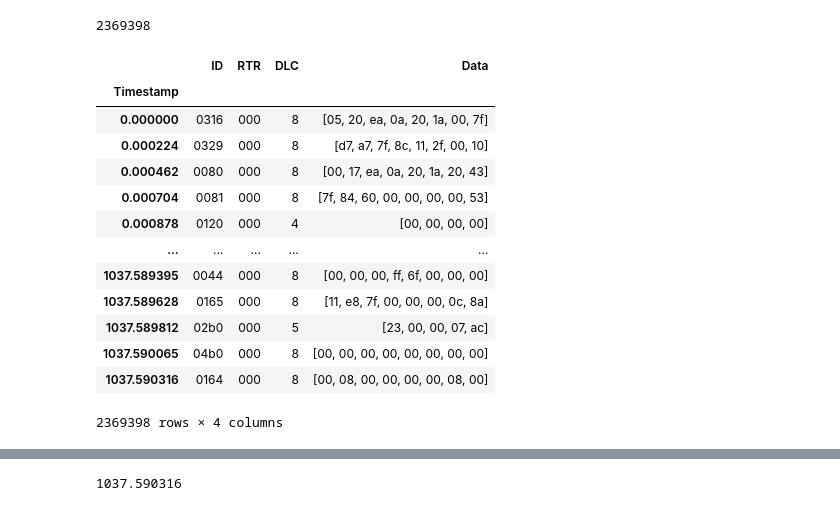
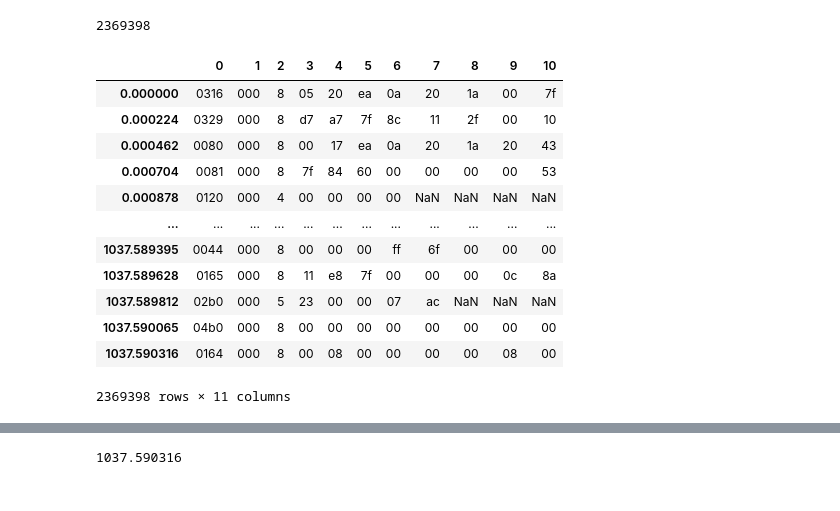
Before and after one commit to mehrotrasan16/CS581-CAN-DO-Project, a Jupyter notebook: code/Data_Preparation.ipynb, the cells around one changed output, grey strips where cells are left out. Saved outputs shown, nothing was run; the diff lists cells and outputs as text; code cells hidden in the pictures.

```diff
--- a/code/Data_Preparation.ipynb
+++ b/code/Data_Preparation.ipynb
@@ -65,15 +72,16 @@ count
 # %%
 dfdict = {}
 # %%
+#formatting data set
 with open('/content/drive/My Drive/Colab Notebooks/CS581-TestResults/project-data/DoS_attack_dataset.txt','r') as file:
     for line in file.readlines():
         line = line.split()
         line.remove('Timestamp:')
         line.remove('ID:')
         line.remove('DLC:')
-        if len(line) > 4:
-            line[4] = line[4:]
-            line = line[:5]
+        # if len(line) > 4:
+        #     line[4] = "".join(line[4:]) #line[4:] #int(''.join(line[4:]),base=16)
+        #     line = line[:5]
         dfdict[float(line[0])] = line[1:]
         # print(line)
 # %% [markdown]
@@ -158,14 +268,15 @@ count
 # %%
 dfdict2 = {}
 # %%
+#remove the old format and put into dictionary
 with open('/content/drive/My Drive/Colab Notebooks/CS581-TestResults/project-data/Fuzzy_attack_dataset.txt','r') as file:
     for line in file.readlines():
         line = line.split()
         line.remove('Timestamp:')
         line.remove('ID:')
         line.remove('DLC:')
-        if len(line) > 4:
-            line[4] = line[4:]
-            line = line[:5]
+        # if len(line) > 4:
+        #     line[4] = line[4:]
+        #     line = line[:5]
         dfdict2[float(line[0])] = line[1:]
         # print(line)
@@ -235,29 +431,26 @@ with open('/content/drive/My Drive/Colab Notebooks/CS581-TestResults/project-dat
         line.remove('Timestamp:')
         line.remove('ID:')
         line.remove('DLC:')
-        if len(line) > 4:
-            line[4] = line[4:]
-            line = line[:5]
+        # if len(line) > 4:
+        #     line[4] = line[4:]
+        #     line = line[:5]
         dfdict3[float(line[0])] = line[1:]
         # print(line)
 # %%
 df3 = pd.DataFrame(dict([ (k,pd.Series(v)) for k,v in dfdict3.items() ]))
 df3 = df3.T
-df3.columns = ['ID','RTR','DLC','Data']
-df3.index = df3.index.rename('Timestamp')
 df3
 # %% [output]
-|  | ID | RTR | DLC | Data |
-| Timestamp |  |  |  |  |
-| 0.000000 | 0316 | 000 | 8 | [05, 20, ea, 0a, 20, 1a, 00, 7f] |
-| 0.000224 | 0329 | 000 | 8 | [d7, a7, 7f, 8c, 11, 2f, 00, 10] |
-| 0.000462 | 0080 | 000 | 8 | [00, 17, ea, 0a, 20, 1a, 20, 43] |
-| 0.000704 | 0081 | 000 | 8 | [7f, 84, 60, 00, 00, 00, 00, 53] |
-| 0.000878 | 0120 | 000 | 4 | [00, 00, 00, 00] |
-| ... | ... | ... | ... | ... |
-| 1037.589395 | 0044 | 000 | 8 | [00, 00, 00, ff, 6f, 00, 00, 00] |
-| 1037.589628 | 0165 | 000 | 8 | [11, e8, 7f, 00, 00, 00, 0c, 8a] |
-| 1037.589812 | 02b0 | 000 | 5 | [23, 00, 00, 07, ac] |
-| 1037.590065 | 04b0 | 000 | 8 | [00, 00, 00, 00, 00, 00, 00, 00] |
-| 1037.590316 | 0164 | 000 | 8 | [00, 08, 00, 00, 00, 00, 08, 00] |
+|  | 0 | 1 | 2 | 3 | 4 | 5 | 6 | 7 | 8 | 9 | 10 |
+| 0.000000 | 0316 | 000 | 8 | 05 | 20 | ea | 0a | 20 | 1a | 00 | 7f |
+| 0.000224 | 0329 | 000 | 8 | d7 | a7 | 7f | 8c | 11 | 2f | 00 | 10 |
+| 0.000462 | 0080 | 000 | 8 | 00 | 17 | ea | 0a | 20 | 1a | 20 | 43 |
+| 0.000704 | 0081 | 000 | 8 | 7f | 84 | 60 | 00 | 00 | 00 | 00 | 53 |
+| 0.000878 | 0120 | 000 | 4 | 00 | 00 | 00 | 00 | NaN | NaN | NaN | NaN |
+| ... | ... | ... | ... | ... | ... | ... | ... | ... | ... | ... | ... |
+| 1037.589395 | 0044 | 000 | 8 | 00 | 00 | 00 | ff | 6f | 00 | 00 | 00 |
+| 1037.589628 | 0165 | 000 | 8 | 11 | e8 | 7f | 00 | 00 | 00 | 0c | 8a |
+| 1037.589812 | 02b0 | 000 | 5 | 23 | 00 | 00 | 07 | ac | NaN | NaN | NaN |
+| 1037.590065 | 04b0 | 000 | 8 | 00 | 00 | 00 | 00 | 00 | 00 | 00 | 00 |
+| 1037.590316 | 0164 | 000 | 8 | 00 | 08 | 00 | 00 | 00 | 00 | 08 | 00 |
-2369398 rows × 4 columns
+2369398 rows × 11 columns
```
Also changed, not shown: parts of 30 cells of this notebook.
